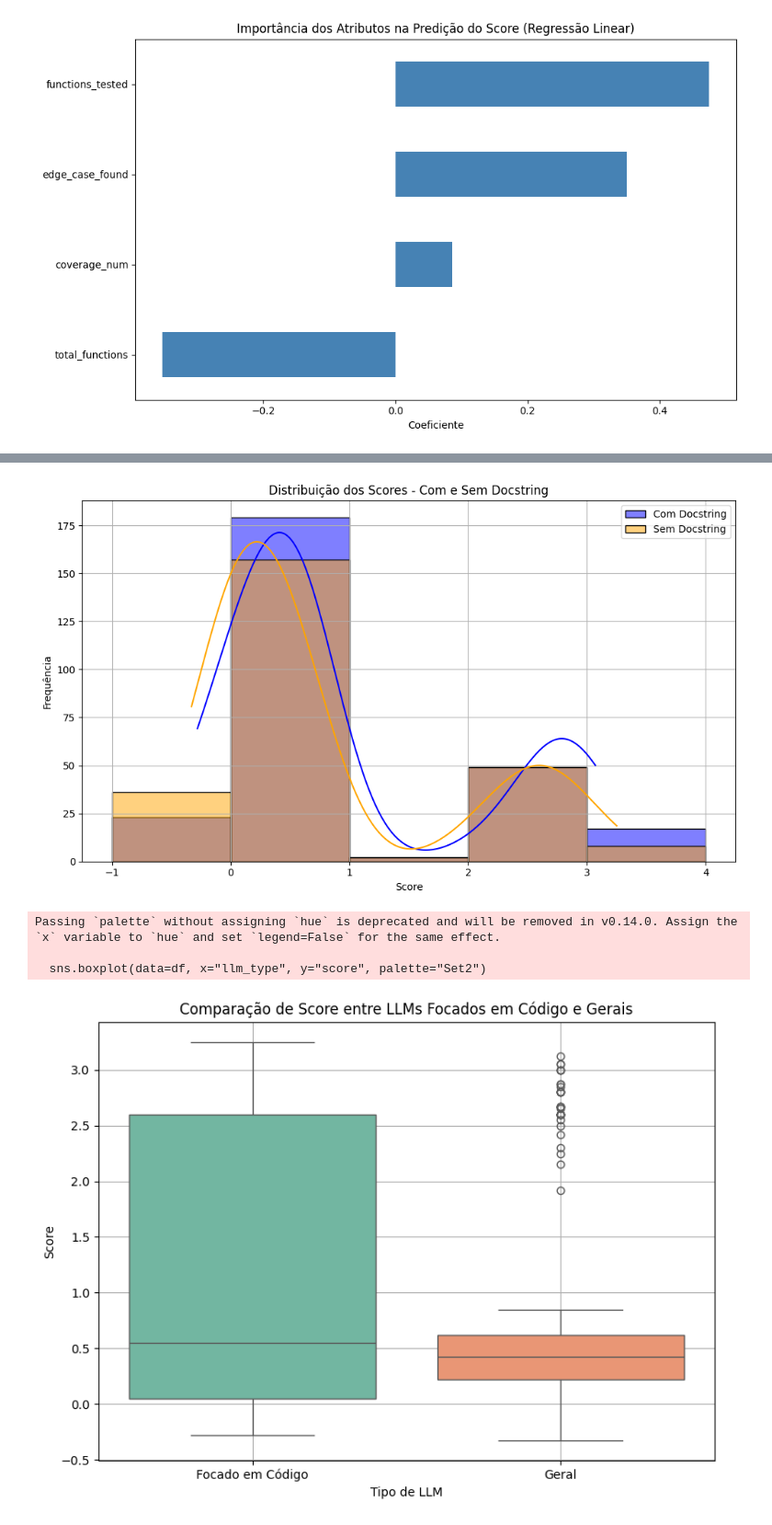
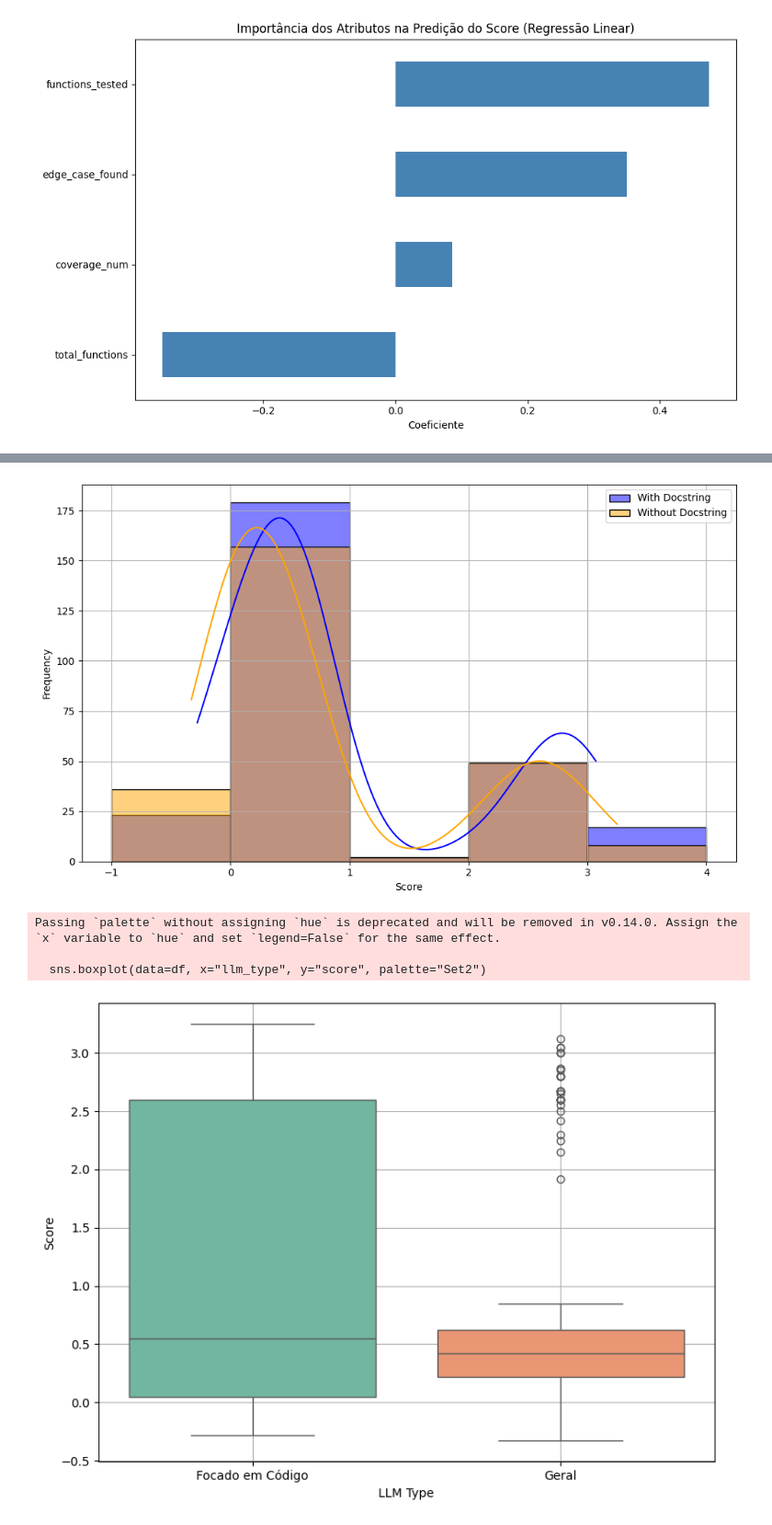
Before and after one commit to ovictorpa/testPilotAI, a Jupyter notebook: dataset/dashboard.ipynb, the cells around one changed output, grey strips where cells are left out. Shown: that part at 92% size. Cells and saved outputs as stored; diff of their text form; code cells hidden in the pictures.

```diff
--- a/dataset/dashboard.ipynb
+++ b/dataset/dashboard.ipynb
@@ -167,37 +161,37 @@ plt.figure(figsize=(10, 6))
 bins = list(range(-1, 5))  # -1, 0, 1, 2, 3, 4
 
 # Histograma separado por presença de docstring
-sns.histplot(data=df[df["has_docstring"] == 1], x="score", bins=bins, color="blue", label="Com Docstring", kde=True)
-sns.histplot(data=df[df["has_docstring"] == 0], x="score", bins=bins, color="orange", label="Sem Docstring", kde=True)
+sns.histplot(data=df[df["has_docstring"] == 1], x="score", bins=bins, color="blue", label="With Docstring", kde=True)
+sns.histplot(data=df[df["has_docstring"] == 0], x="score", bins=bins, color="orange", label="Without Docstring", kde=True)
 
-plt.title("Distribuição dos Scores - Com e Sem Docstring")
+plt.title("")
 plt.xlabel("Score")
-plt.ylabel("Frequência")
+plt.ylabel("Frequency")
 plt.xticks(bins)
 plt.legend()
 plt.grid(True)
 plt.tight_layout()
 plt.show()
 # %% [output]
-[figure, old version]
+[figure, new version]
 # %%
 import seaborn as sns
 import matplotlib.pyplot as plt
 
 plt.figure(figsize=(8, 6))
 sns.boxplot(data=df, x="llm_type", y="score", palette="Set2")
 
-plt.title("Comparação de Score entre LLMs Focados em Código e Gerais")
-plt.xlabel("Tipo de LLM")
+plt.title("")
+plt.xlabel("LLM Type")
 plt.ylabel("Score")
 plt.grid(True)
 plt.tight_layout()
 plt.show()
 # %% [output]
 Passing `palette` without assigning `hue` is deprecated and will be removed in v0.14.0. Assign the `x` variable to `hue` and set `legend=False` for the same effect.
 
   sns.boxplot(data=df, x="llm_type", y="score", palette="Set2")
-[figure, old version]
+[figure, new version]
 # %%
 plt.figure(figsize=(10, 6))
 sns.histplot(data=df, x="score", hue="prompt_type", kde=True, bins=10, palette="Set2", multiple="stack")
```
Also changed, not shown: parts of 3 cells of this notebook.
